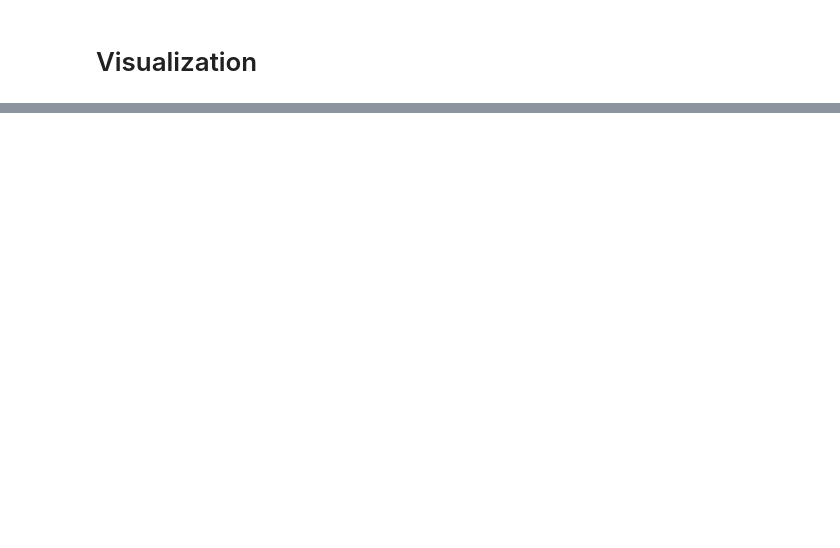
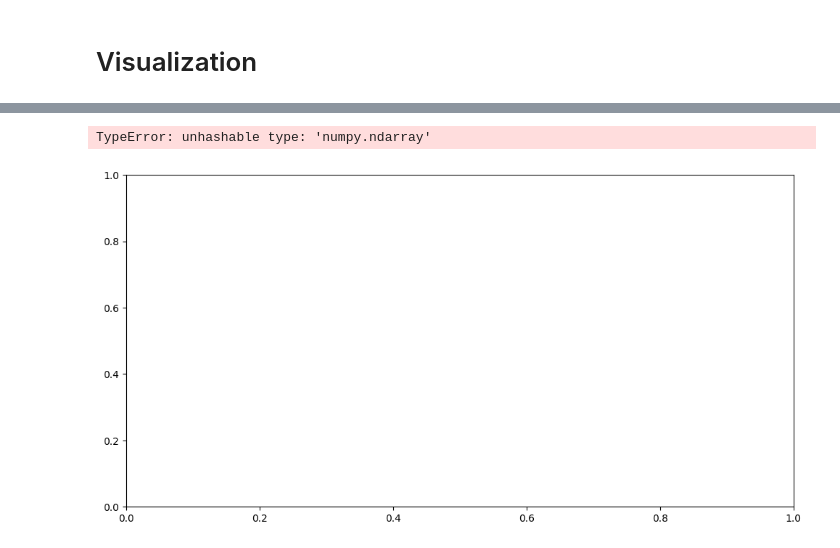
Before and after one commit to Mini1521/Sentiment-Analysis, a Jupyter notebook: Using_Microsoft_and_Tesla_Dataset_from_2020.ipynb, the cells around one changed output, grey strips where cells are left out. Drawn from its saved outputs; the diff is of its cells as text; code cells hidden in the pictures; blank space fills up the shorter version.

```diff
--- a/Using_Microsoft_and_Tesla_Dataset_from_2020.ipynb
+++ b/Using_Microsoft_and_Tesla_Dataset_from_2020.ipynb
@@ -1085,0 +1692,63 @@ LSTM News Sentiment Model - MAE: 0.0367, RMSE: 0.0500
+# %%
+import matplotlib.pyplot as plt
+import numpy as np
+import pandas as pd
+# from sklearn.metrics import mean_absolute_error, mean_squared_error
+from tensorflow.keras.models import load_model
+
+# Load the saved models
+lstm_msft_tweet = load_model("LSTM_MSFT_TWEET.h5")
+lstm_msft_news = load_model("LSTM_MSFT_NEWS.h5")
+lstm_tsla_tweet = load_model("LSTM_TSLA_TWEET.h5")
+lstm_tsla_news = load_model("LSTM_TSLA_NEWS.h5")
+
+# Load the actual stock price data (Replace with your actual dataset)
+y_msft = pd.read_csv("/content/msft_2019.csv")  # Microsoft actual prices
+y_tsla = pd.read_csv("/content/tsla_2019.csv")  # Tesla actual prices
+
+# Load the predicted prices (Replace with your prediction output)
+msft_tweet_pred = pd.read_csv("/content/Merge_MSFT_TWEET.csv")  # Microsoft predicted (Tweet Sentiment)
+msft_news_pred = pd.read_csv("/content/Merge_MSFT_NEWS.csv")  # Microsoft predicted (News Sentiment)
+tsla_tweet_pred = pd.read_csv("/content/Merge_TSLA_TWEET.csv")  # Tesla predicted (Tweet Sentiment)
+tsla_news_pred = pd.read_csv("/content/Merge_TSLA_NEWS.csv")  # Tesla predicted (News Sentiment)
+
+# Plot for Microsoft (Tweet Sentiment)
+plt.figure(figsize=(12, 6))
+plt.plot(y_msft, label="Actual Stock Price", color="blue")
+plt.plot(msft_tweet_pred, label="Predicted Price (Tweet Sentiment)", color="green", linestyle="dashed")
+plt.title("Stock Price Prediction for Microsoft Using LSTM (Tweet Sentiment)")
+plt.xlabel("Days")
+plt.ylabel("Stock Price")
+plt.legend()
+plt.show()
+
+# Plot for Microsoft (News Sentiment)
+plt.figure(figsize=(12, 6))
+plt.plot(y_msft, label="Actual Stock Price", color="blue")
+plt.plot(msft_news_pred, label="Predicted Price (News Sentiment)", color="red", linestyle="dashed")
+plt.title("Stock Price Prediction for Microsoft Using LSTM (News Sentiment)")
+plt.xlabel("Days")
+plt.ylabel("Stock Price")
+plt.legend()
+plt.show()
+
+# Plot for Tesla (Tweet Sentiment)
+plt.figure(figsize=(12, 6))
+plt.plot(y_tsla, label="Actual Stock Price", color="blue")
+plt.plot(tsla_tweet_pred, label="Predicted Price (Tweet Sentiment)", color="green", linestyle="dashed")
+plt.title("Stock Price Prediction for Tesla Using LSTM (Tweet Sentiment)")
+plt.xlabel("Days")
+plt.ylabel("Stock Price")
+plt.legend()
+plt.show()
+
+# Plot for Tesla (News Sentiment)
+plt.figure(figsize=(12, 6))
+plt.plot(y_tsla, label="Actual Stock Price", color="blue")
+plt.plot(tsla_news_pred, label="Predicted Price (News Sentiment)", color="red", linestyle="dashed")
+plt.title("Stock Price Prediction for Tesla Using LSTM (News Sentiment)")
+plt.xlabel("Days")
+plt.ylabel("Stock Price")
+plt.legend()
+plt.show()
+# %% [output]
@@ -1085,0 +1759,2 @@ LSTM News Sentiment Model - MAE: 0.0367, RMSE: 0.0500
+TypeError: unhashable type: 'numpy.ndarray'
+[figure, added]
```
Also changed, not shown: parts of 44 cells of this notebook.
